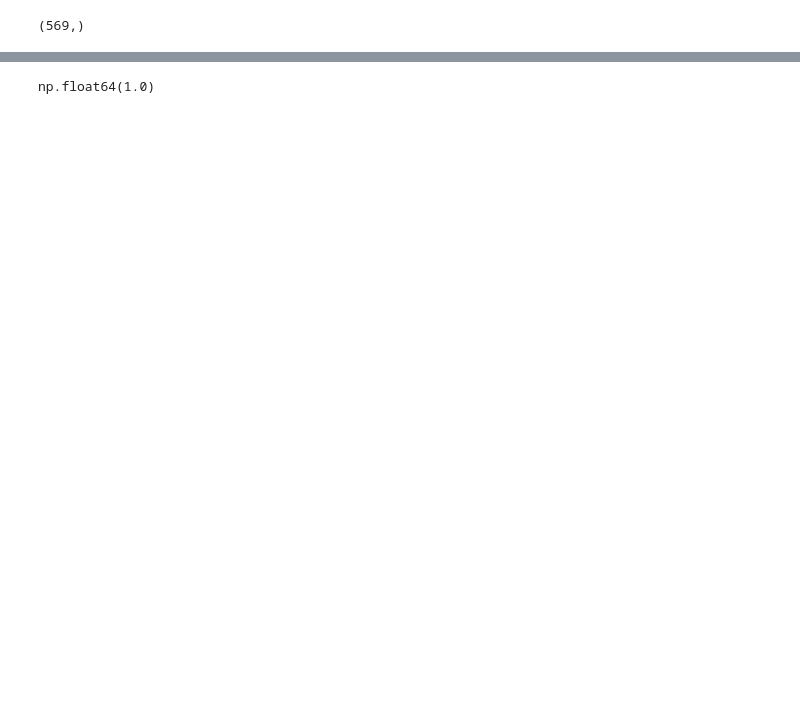
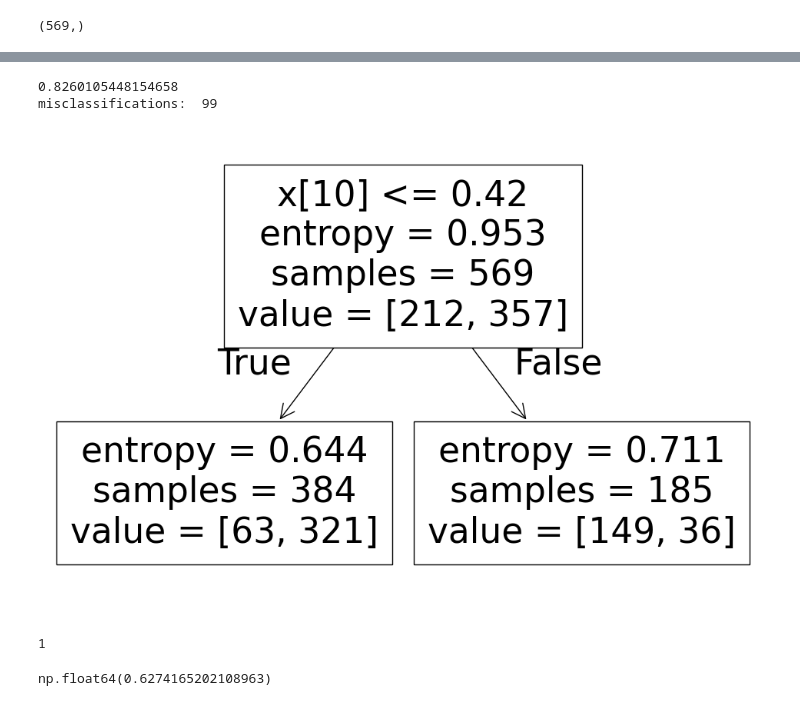
Before and after one commit to tomiwaoladipo-sa/ml-code-from-scratch, a Jupyter notebook: notebooks/Decision Tree Testing.ipynb, the cells around one changed output, grey strips where cells are left out. Drawn from its saved outputs; the diff is of its cells as text; code cells hidden in the pictures; blank space fills up the shorter version.

```diff
--- a/notebooks/Decision Tree Testing.ipynb
+++ b/notebooks/Decision Tree Testing.ipynb
@@ -105,5 +141,25 @@ print(clf.get_depth())
+# %%
+clf = DecisionTreeClassifier(criterion="entropy", max_depth = 1, max_features=1)
+# Train the classifier
+clf.fit(arr_features, arr_target)
+# accuracy of sklearn decision tree
+print(sum(clf.predict(arr_features)==arr_target)/len(arr_target))
+print(
+    "misclassifications: ",
+    len(arr_target) - sum(clf.predict(arr_features) == arr_target),
+)
+
+# Visualize the decision tree
+plt.figure(figsize=(12, 8))
+tree.plot_tree(clf)
+plt.show()
+print(clf.get_depth())
+# %% [output]
+0.8260105448154658
+misclassifications:  99
+[figure, added]
+1
 # %%
-# accuracy of sklearn decision tree
-sum(clf.predict(arr_features)==arr_target)/len(arr_target)
+sum(clf.predict(arr_features) == arr_target) / len(arr_target)
 # %% [output]
-np.float64(1.0)
+np.float64(0.6274165202108963)
```
Also changed, not shown: parts of 40 cells of this notebook, 16 other files.
